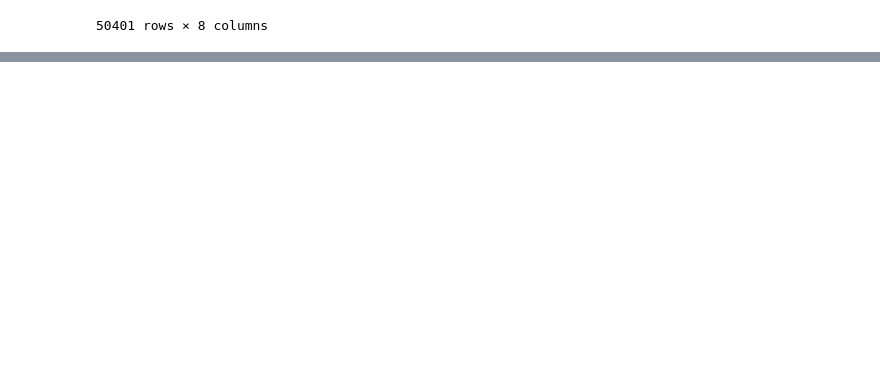
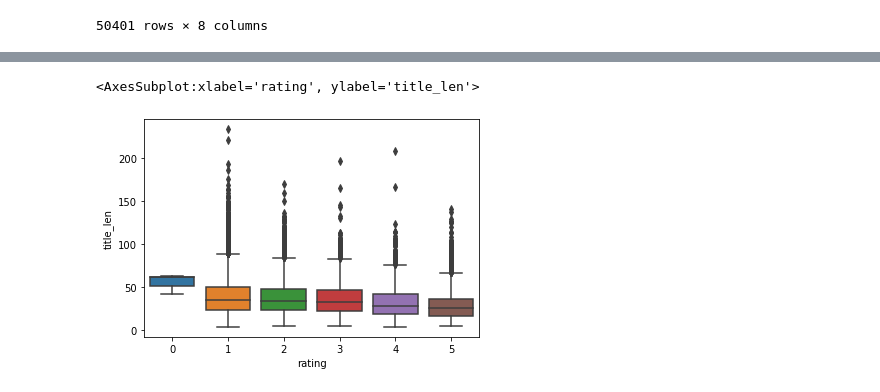
Before and after one commit to vikozlov89/bank_cards_reviews, a Jupyter notebook: rating_predictor/experiments/01 EDA/EDA.ipynb, the cells around one changed output, grey strips where cells are left out. Drawn from its saved outputs; the diff is of its cells as text; code cells hidden in the pictures; blank space fills up the shorter version.

```diff
--- a/rating_predictor/experiments/01 EDA/EDA.ipynb
+++ b/rating_predictor/experiments/01 EDA/EDA.ipynb
@@ -51,0 +74,5 @@ train
+# %%
+sns.boxplot(y='title_len',x='rating',data=train.assign(title_len=train.title.str.len()))
+# %% [output]
+<AxesSubplot:xlabel='rating', ylabel='title_len'>
+[figure, added]
```
Also changed, not shown: parts of 12 cells of this notebook, 2 other files.
